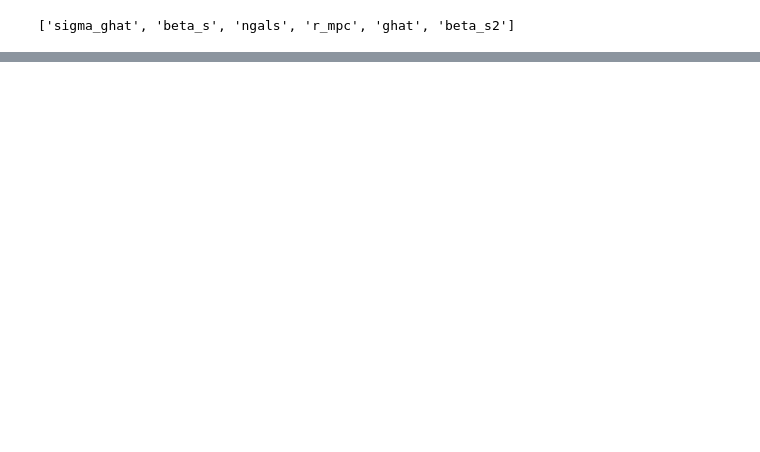
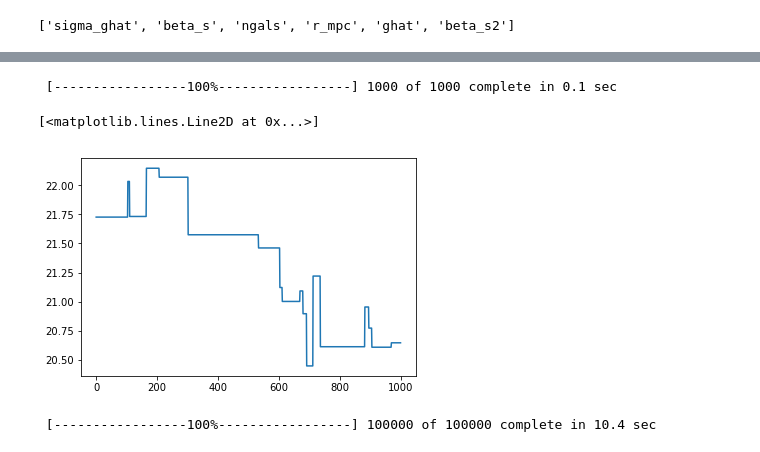
Before and after one commit to matthewkirby/clmassmod, a Jupyter notebook: nfwfitter/ExampleShearMeasurementProfile.ipynb, the cells around one changed output, grey strips where cells are left out. Saved outputs shown, nothing was run; the diff lists cells and outputs as text; code cells hidden in the pictures; blank space fills up the shorter version.

Commit message:
Modified the ExampleShearMeasurementProfile to include fitting NFW profile

```diff
--- a/nfwfitter/ExampleShearMeasurementProfile.ipynb
+++ b/nfwfitter/ExampleShearMeasurementProfile.ipynb
@@ -79,0 +101,18 @@ Center Offset: 0.0 0.0
+# %%
+avg_beta = profile_of_sim_from_config.table['beta_s']
+avg_beta2 = profile_of_sim_from_config.table['beta_s2']
+
+from nfwutils import global_cosmology
+zcluster = profile_of_sim_from_config.zcluster
+rho_c = global_cosmology.rho_crit(zcluster)
+# note: global_cosmology.beta([1e6], zcluster) is beta at effectively infinite redshift
+rho_c_sigma_c = 1.5 * global_cosmology.angulardist(zcluster) * \
+    global_cosmology.beta([1e6], zcluster)[0] * global_cosmology.hubble2(zcluster) / \
+            global_cosmology.v_c**2
+delta=200
+
+x_data = (profile_of_sim_from_config.table['r_mpc'],
+          avg_beta, avg_beta2, rho_c, rho_c_sigma_c, delta)
+y_data = profile_of_sim_from_config.table['ghat']
+sigma = profile_of_sim_from_config.table['sigma_ghat']
+print x_data
@@ -79,0 +145,19 @@ Center Offset: 0.0 0.0
+# %%
+# Let's create a directed acyclic graph: Baysian Network to do the analog to curve_fit
+# with pymc, taking into account prior distributions.
+import pymc
+mass15 = pymc.Uniform('mass15',0.01, 150)
+concentration = pymc.Uniform('concentration',1., 15.)
+
+@pymc.deterministic(trace=False)  # Applies to gmodel in the next line
+def gmodel(x_data=x_data, mass15=mass15, concentration=concentration) :
+    return model_reduced_shear(x_data, mass15, concentration)
+
+gsigma = sigma  # This *could* be a probability distribution
+tau = 1./gsigma**2
+# @pymc.observed <---- this is needed if the next line is a function
+# that calculates likelihood and returns the log probability
+gobserved = pymc.Normal('gobserved', mu=gmodel, tau=tau, value=y_data, observed=True)
+# %%
+# Let's create a pymc model object from the nodes of the graph
+pymc_model = pymc.Model([mass15, concentration, gmodel, gobserved])
@@ -79,0 +202,18 @@ Center Offset: 0.0 0.0
+# %%
+#  Let's now explore the full posterior without making any normal approximations, etc.
+pymc_MCMC = pymc.MCMC(pymc_model)
+# Let's run for 1000 iterations
+pymc_MCMC.sample(1000)
+# %% [output]
+ [-----------------100%-----------------] 1000 of 1000 complete in 0.1 sec
+# %%
+# We want to plot a value vs. steps in chain.  Note -this has not yet converged
+pyplot.plot(pymc_MCMC.trace('mass15')[:])
+# %% [output]
+[<matplotlib.lines.Line2D at 0x...>]
+[figure, added]
+# %%
+# Let's run for longer now
+pymc_MCMC.sample(100000)
+# %% [output]
+ [-----------------100%-----------------] 100000 of 100000 complete in 10.4 sec
```
Also changed, not shown: parts of 19 cells of this notebook.
